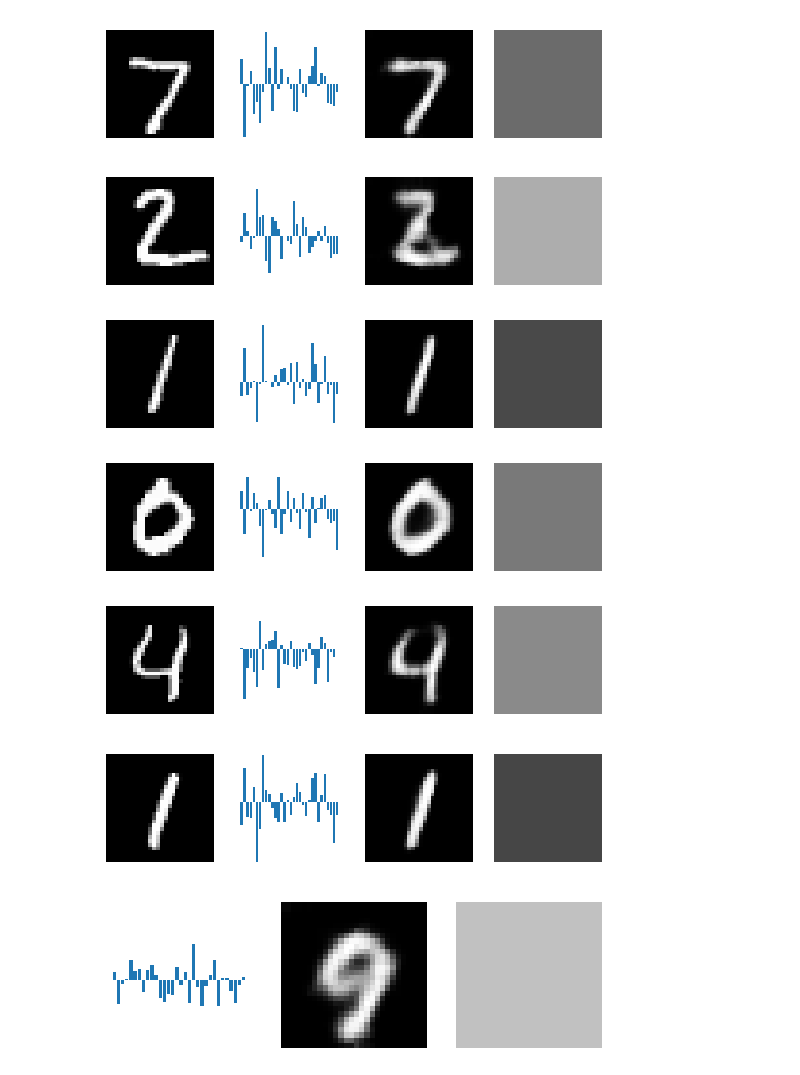
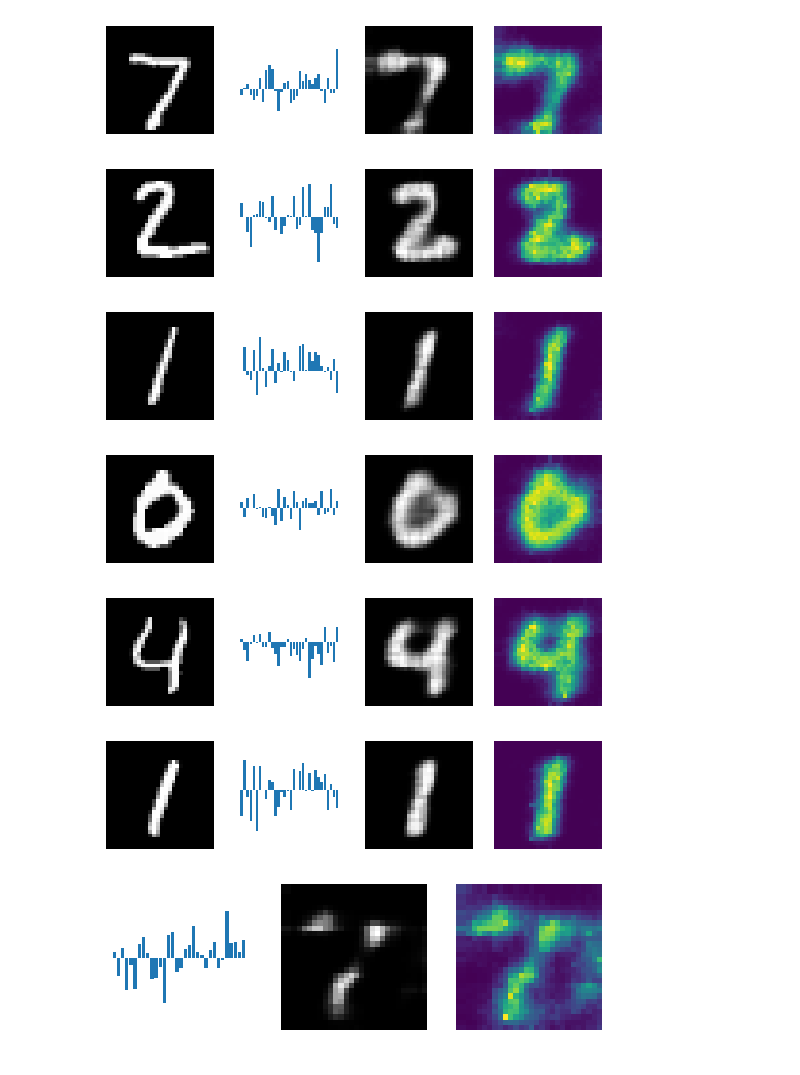
Before and after one commit to Sheev13/vae, a Jupyter notebook: workspace.ipynb, the cells around one changed output. Drawn from its saved outputs; the diff is of its cells as text; code cells hidden in the pictures.

Commit message:
implemented Bernoulli likelihood, fixed beta_nll bug

```diff
--- a/workspace.ipynb
+++ b/workspace.ipynb
@@ -14,6 +14,8 @@ from utils import train_model
 torch.set_default_dtype(torch.float64)
 # %%
 num_train = 60_000  # note cannot be greater than 60_000
+
+binary_pixels = True
 
 mnist = datasets.MNIST(
     root='./data',
@@ -26,6 +28,8 @@ mnist_iter = iter(torch.utils.data.DataLoader(mnist, shuffle=True))
 training_images = []
 for _ in tqdm(range(num_train)):
     img = next(mnist_iter)[0].squeeze(0).permute(1, 2, 0)
+    if binary_pixels:
+        img = img.round()
     training_images.append(img)
 # %%
 latent_dim = 32
@@ -39,11 +43,12 @@ vae_model = VAE(
     dec_cnn_chans=[32, 32, 32, 1],
     # dec_mlp_hidden_dims = [64],
     kernel_size=5,
-    noise = 'imagewise-heteroscedastic',  # make sure 'beta_nll' is set to True in cell below if using pixelwise-hetero
+    noise = 'pixelwise-heteroscedastic',  # make sure 'beta_nll' is set to True in cell below if using pixelwise-hetero
     train_noise=True,
     noise_std=0.1,
     likelihood_activation=torch.nn.Sigmoid(),
-    posterior_form='full_covariance_gaussian',
+    posterior_form='diagonal_gaussian',
+    likelihood='gaussian',
 )
 
 print(vae_model)
@@ -71,10 +76,10 @@ tracker = train_model(
     training_images,
     batch_size=5,
     lr=5e-4,
-    max_epochs=10_000,
+    max_epochs=5_000,
     min_es_iters=500,
     early_stopping=False,
-    beta_nll=False,
+    beta_nll=True,
     beta=0.5,
     )
 # %%
@@ -112,58 +117,72 @@ for _ in range(num_test):
     img = next(mnist_test_iter)[0].squeeze(0).permute(1, 2, 0)
     test_images.append(img.unsqueeze(0))
 # %%
+from likelihoods import GaussianLikelihood, BernoulliLikelihood
+
 for image in test_images:
     with torch.no_grad():
         q, z, p = vae_model(image)
-    reconstruction = p.loc.squeeze(0).squeeze(0).view(28, 28, 1)
-    uncertainty = p.scale.squeeze(0).squeeze(0).view(28, 28, 1)
+    if isinstance(vae_model.likelihood, GaussianLikelihood):
+        reconstruction = p.loc.squeeze(0).squeeze(0).view(28, 28, 1)
+        uncertainty = p.scale.squeeze(0).squeeze(0).view(28, 28, 1)
+    elif isinstance(vae_model.likelihood, BernoulliLikelihood):
+        reconstruction = p.probs.squeeze(0).squeeze(0).view(28, 28, 1)
+        uncertainty = (p.probs * (1 - p.probs)).sqrt().squeeze(0).squeeze(0).view(28, 28, 1)
 
-    hetero = vae_model.likelihood.noise != 'homoscedastic'
+    hetero = True
     ld = vae_model.latent_dim
     vmin = None
     vmax = None
     noise_cmap = "viridis"
-    if vae_model.likelihood.noise.startswith('imagewise'):
-        vmin = 0
-        vmax = 0.25
-        noise_cmap = "gray"  # darker = more confident
+    if isinstance(vae_model.likelihood, GaussianLikelihood):
+        hetero = vae_model.likelihood.noise != 'homoscedastic'
+        if vae_model.likelihood.noise.startswith('imagewise'):
+            vmin = 0
+            vmax = 0.25
+            noise_cmap = "gray"  # darker = more confident
 
     fig, axes = plt.subplots(1, 3 + int(hetero))
     axes[0].imshow(image.squeeze(0).numpy(), cmap="gray")
     axes[0].axis(False)
     axes[1].bar([i for i in range(ld)], (0.15*ld*z.squeeze()).tolist())
     axes[1].axis(False)
     axes[1].set_aspect('equal')
     axes[2].imshow(reconstruction.numpy(), cmap="gray")
     axes[2].axis(False)
     if hetero:
         axes[3].imshow(uncertainty.numpy(), cmap=noise_cmap, vmin=vmin, vmax=vmax)
         axes[3].axis(False)
 
     plt.show()
 # %% [output]
-[figure, old version]
+[figure, new version]
-[figure, old version]
+[figure, new version]
-[figure, old version]
+[figure, new version]
-[figure, old version]
+[figure, new version]
-[figure, old version]
+[figure, new version]
-[figure, old version]
+[figure, new version]
 # %%
 z_test = torch.randn(latent_dim)
 with torch.no_grad():
     p = vae_model.generate(z_test)
-reconstruction = p.loc.squeeze(0).squeeze(0).view(28, 28, 1)
-uncertainty = p.scale.squeeze(0).squeeze(0).view(28, 28, 1)
+if isinstance(vae_model.likelihood, GaussianLikelihood):
+    reconstruction = p.loc.squeeze(0).squeeze(0).view(28, 28, 1)
+    uncertainty = p.scale.squeeze(0).squeeze(0).view(28, 28, 1)
+elif isinstance(vae_model.likelihood, BernoulliLikelihood):
+    reconstruction = p.probs.squeeze(0).squeeze(0).view(28, 28, 1)
+    uncertainty = (p.probs * (1 - p.probs)).sqrt().squeeze(0).squeeze(0).view(28, 28, 1)
 
-hetero = vae_model.likelihood.noise != 'homoscedastic'
+hetero = True
 ld = vae_model.latent_dim
 vmin = None
 vmax = None
 noise_cmap = "viridis"
-if vae_model.likelihood.noise.startswith('imagewise'):
-    vmin = 0
-    vmax = 0.25
-    noise_cmap = "gray"  # darker = more confident
+if isinstance(vae_model.likelihood, GaussianLikelihood):
+    hetero = vae_model.likelihood.noise != 'homoscedastic'
+    if vae_model.likelihood.noise.startswith('imagewise'):
+        vmin = 0
+        vmax = 0.25
+        noise_cmap = "gray"  # darker = more confident
 
 fig, axes = plt.subplots(1, 2 + int(hetero))
 axes[0].bar([i for i in range(latent_dim)], (0.15*ld*z_test.squeeze()).tolist())
@@ -177,4 +196,4 @@ if hetero:
 
 plt.show()
 # %% [output]
-[figure, old version]
+[figure, new version]
```
Also changed, not shown: parts of 2 cells of this notebook, 2 other files.
